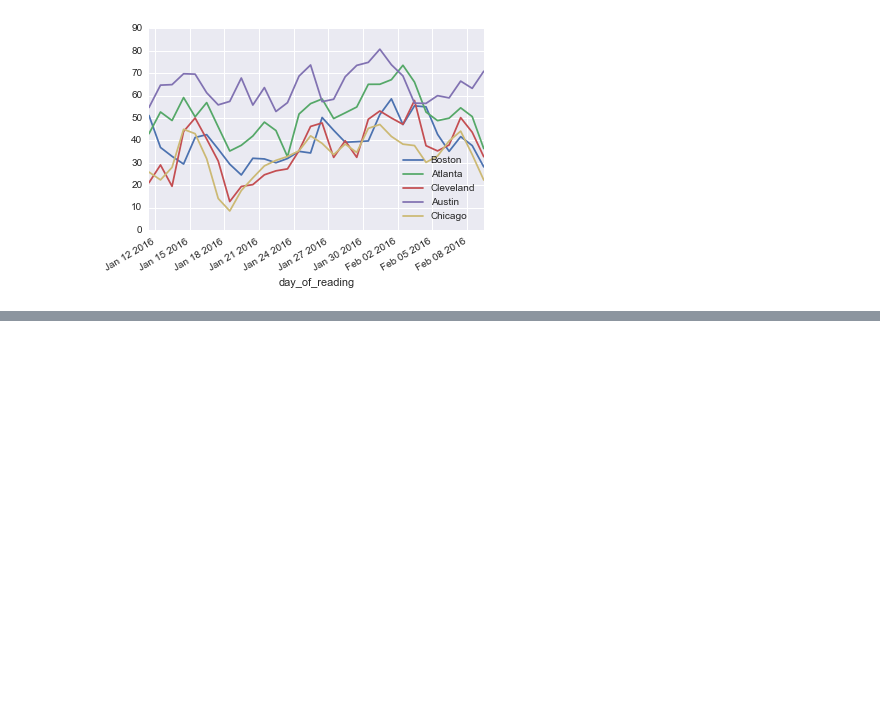
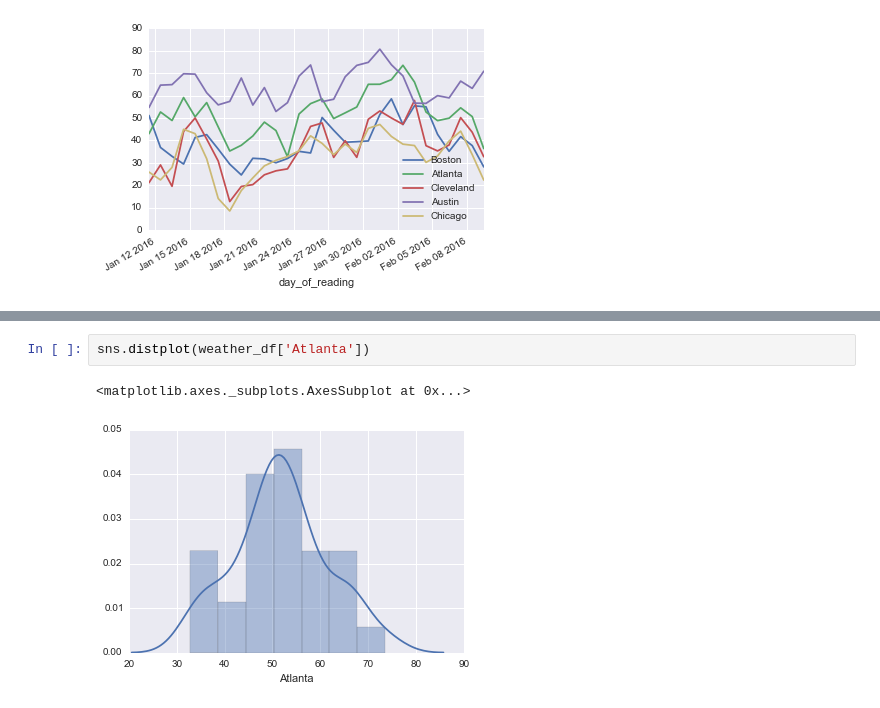
Before and after one commit to webmusing/thinkful, a Jupyter notebook: unit_3/lesson_2/Weather Visualization.ipynb, the cells around one changed output, grey strips where cells are left out. Saved outputs shown, nothing was run; the diff lists cells and outputs as text; blank space fills up the shorter version.

```diff
--- a/unit_3/lesson_2/Weather Visualization.ipynb
+++ b/unit_3/lesson_2/Weather Visualization.ipynb
@@ -45,3 +45,8 @@ map_atl
 # %% [output]
 {'Boston': {0: '42.331960', 1: '-71.020173'}, 'Atlanta': {0: '33.762909', 1: '-84.422675'}, 'Chicago': {0: '41.837551', 1: '-87.681844'}, 'Austin': {0: '30.303936', 1: '-97.754355'}, 'Cleveland': {0:  ...
 [interactive output not drawn]
+# %%
+sns.distplot(weather_df['Atlanta'])
+# %% [output]
+<matplotlib.axes._subplots.AxesSubplot at 0x...>
+[figure, added]
```
Also changed, not shown: parts of 1 cell of this notebook, 2 other files.
